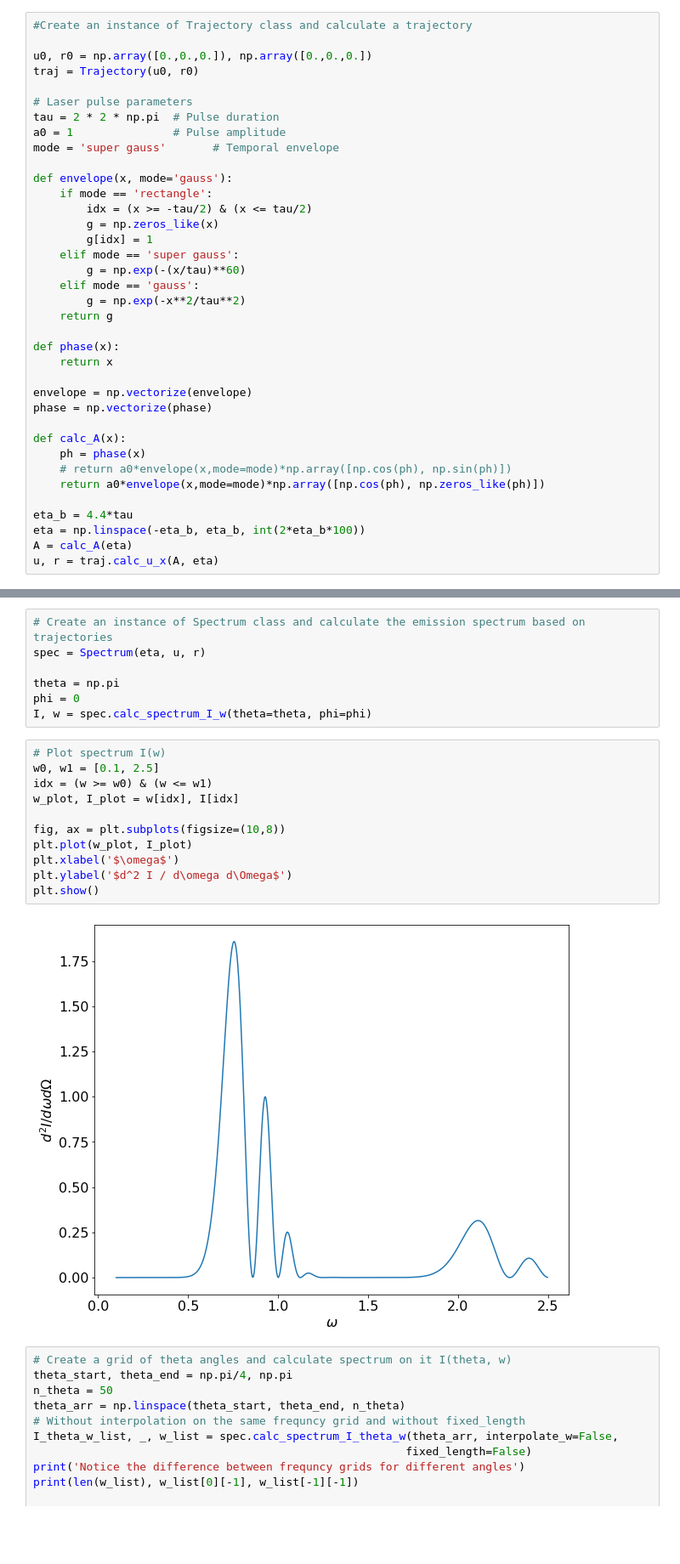
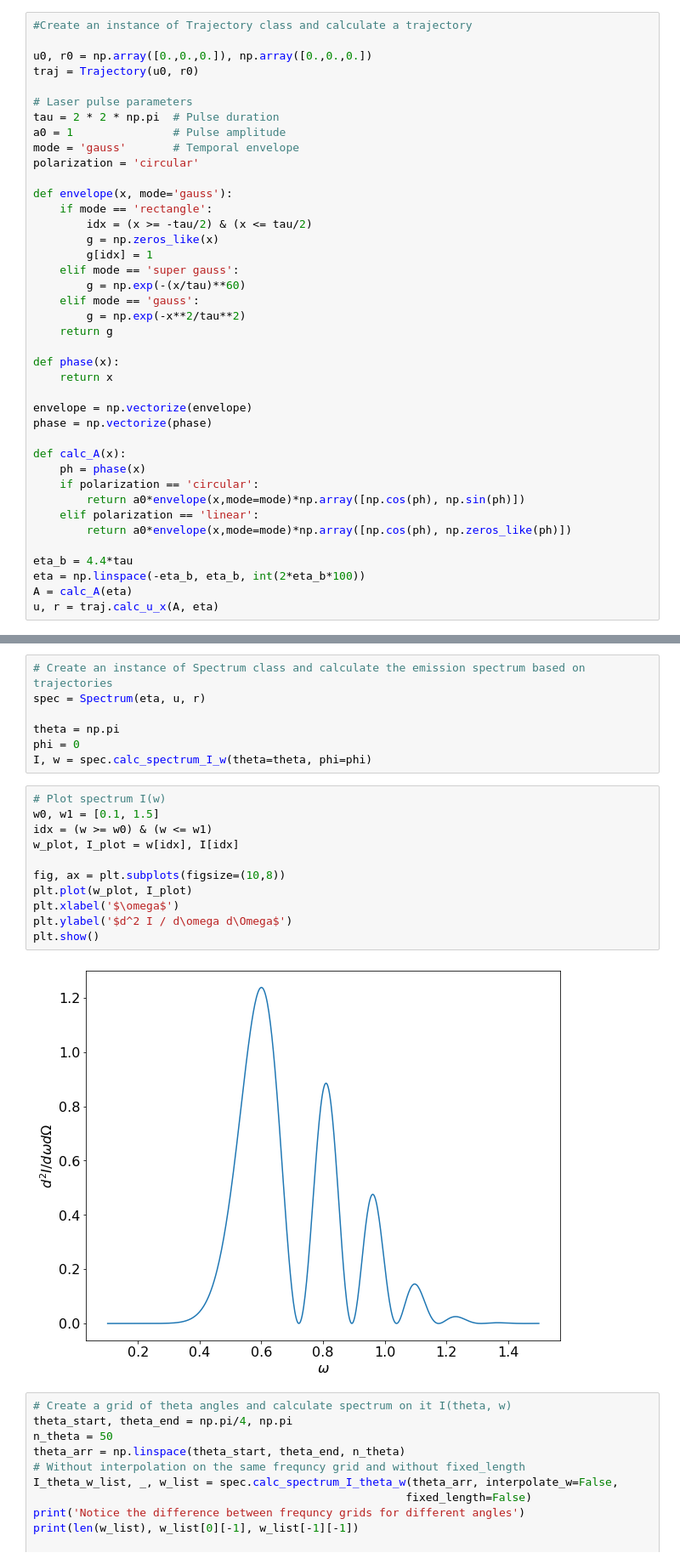
Before and after one commit to maxbalrog/Compton_scattering_classic, a Jupyter notebook: class_usage.ipynb, the cells around one changed output, grey strips where cells are left out. Shown: that part at 85% size. Saved outputs shown, nothing was run; the diff lists cells and outputs as text; blank space fills up the shorter version.

```diff
--- a/class_usage.ipynb
+++ b/class_usage.ipynb
@@ -16,7 +16,8 @@ traj = Trajectory(u0, r0)
 # Laser pulse parameters
 tau = 2 * 2 * np.pi  # Pulse duration
 a0 = 1               # Pulse amplitude
-mode = 'super gauss'       # Temporal envelope
+mode = 'gauss'       # Temporal envelope
+polarization = 'circular'
 
 def envelope(x, mode='gauss'):
     if mode == 'rectangle':
@@ -37,8 +38,10 @@ phase = np.vectorize(phase)
 
 def calc_A(x):
     ph = phase(x)
-    # return a0*envelope(x,mode=mode)*np.array([np.cos(ph), np.sin(ph)])
-    return a0*envelope(x,mode=mode)*np.array([np.cos(ph), np.zeros_like(ph)])
+    if polarization == 'circular':
+        return a0*envelope(x,mode=mode)*np.array([np.cos(ph), np.sin(ph)])
+    elif polarization == 'linear':
+        return a0*envelope(x,mode=mode)*np.array([np.cos(ph), np.zeros_like(ph)])
 
 eta_b = 4.4*tau
 eta = np.linspace(-eta_b, eta_b, int(2*eta_b*100))
@@ -76,17 +79,17 @@ phi = 0
 I, w = spec.calc_spectrum_I_w(theta=theta, phi=phi)
 # %%
 # Plot spectrum I(w)
-w0, w1 = [0.1, 2.5]
+w0, w1 = [0.1, 1.5]
 idx = (w >= w0) & (w <= w1)
 w_plot, I_plot = w[idx], I[idx]
 
 fig, ax = plt.subplots(figsize=(10,8))
 plt.plot(w_plot, I_plot)
 plt.xlabel('$\omega$')
 plt.ylabel('$d^2 I / d\omega d\Omega$')
 plt.show()
 # %% [output]
-[figure, old version]
+[figure, new version]
 # %%
 # Create a grid of theta angles and calculate spectrum on it I(theta, w)
 theta_start, theta_end = np.pi/4, np.pi
```
Also changed, not shown: parts of 1 cell of this notebook, 4 other files.
